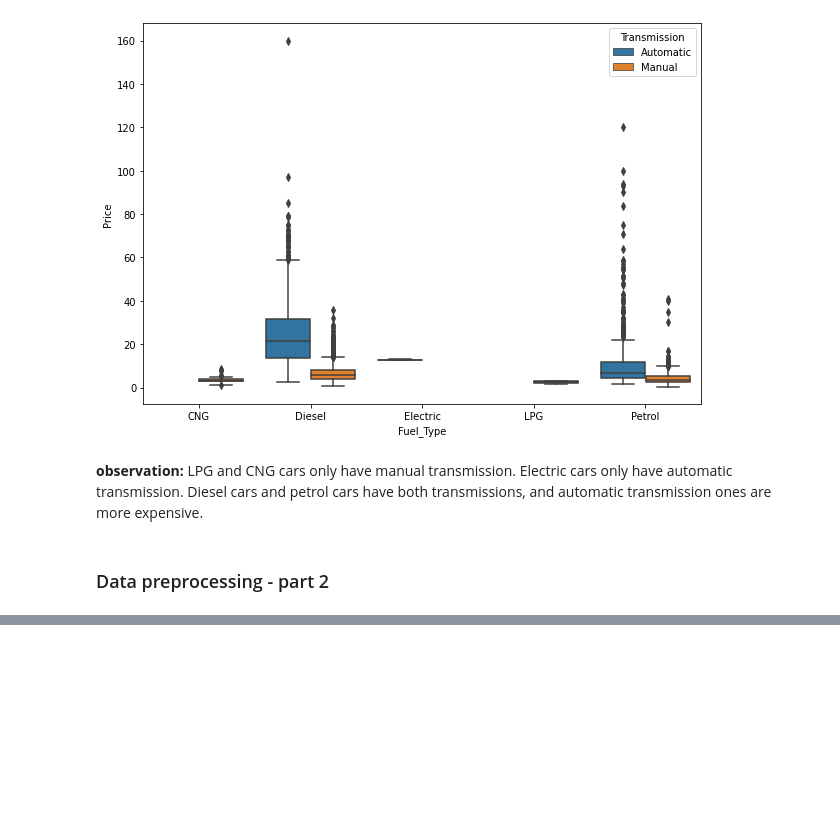
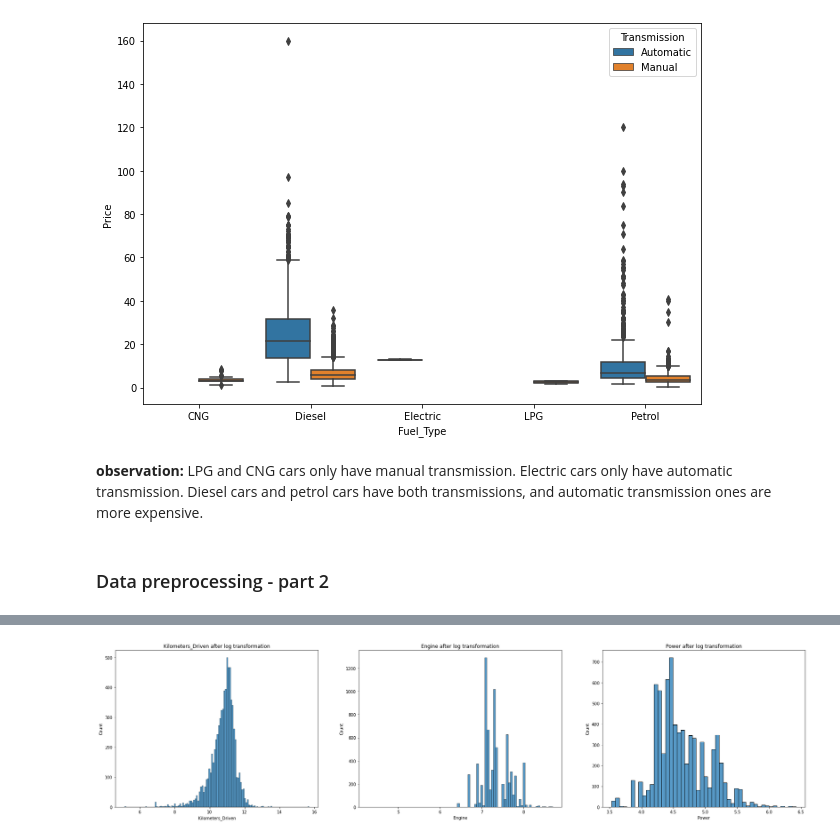
Before and after one commit to liangym2014/Data-science-and-machine-learning, a Jupyter notebook: 2.Cars4U_Project_Solution_Yanming.ipynb, the cells around one changed output, grey strips where cells are left out. Drawn from its saved outputs; the diff is of its cells as text; code cells hidden in the pictures; blank space fills up the shorter version.

```diff
--- a/2.Cars4U_Project_Solution_Yanming.ipynb
+++ b/2.Cars4U_Project_Solution_Yanming.ipynb
@@ -638,0 +675,20 @@ dtype: float64
+# %%
+df['Kilometers_Driven'] = np.log(df['Kilometers_Driven'])
+df['Engine'] = np.log(df['Engine'])
+df['Power'] = np.log(df['Power'])
+
+plt.figure(figsize = (30, 7))
+
+plt.subplot(1, 3, 1)
+sns.histplot(df['Kilometers_Driven']);
+plt.title('Kilometers_Driven after log transformation');
+
+plt.subplot(1, 3, 2)
+sns.histplot(df['Engine']);
+plt.title('Engine after log transformation');
+
+plt.subplot(1, 3, 3)
+sns.histplot(df['Power']);
+plt.title('Power after log transformation');
+# %% [output]
+[figure, added]
```
Also changed, not shown: parts of 27 cells of this notebook.
